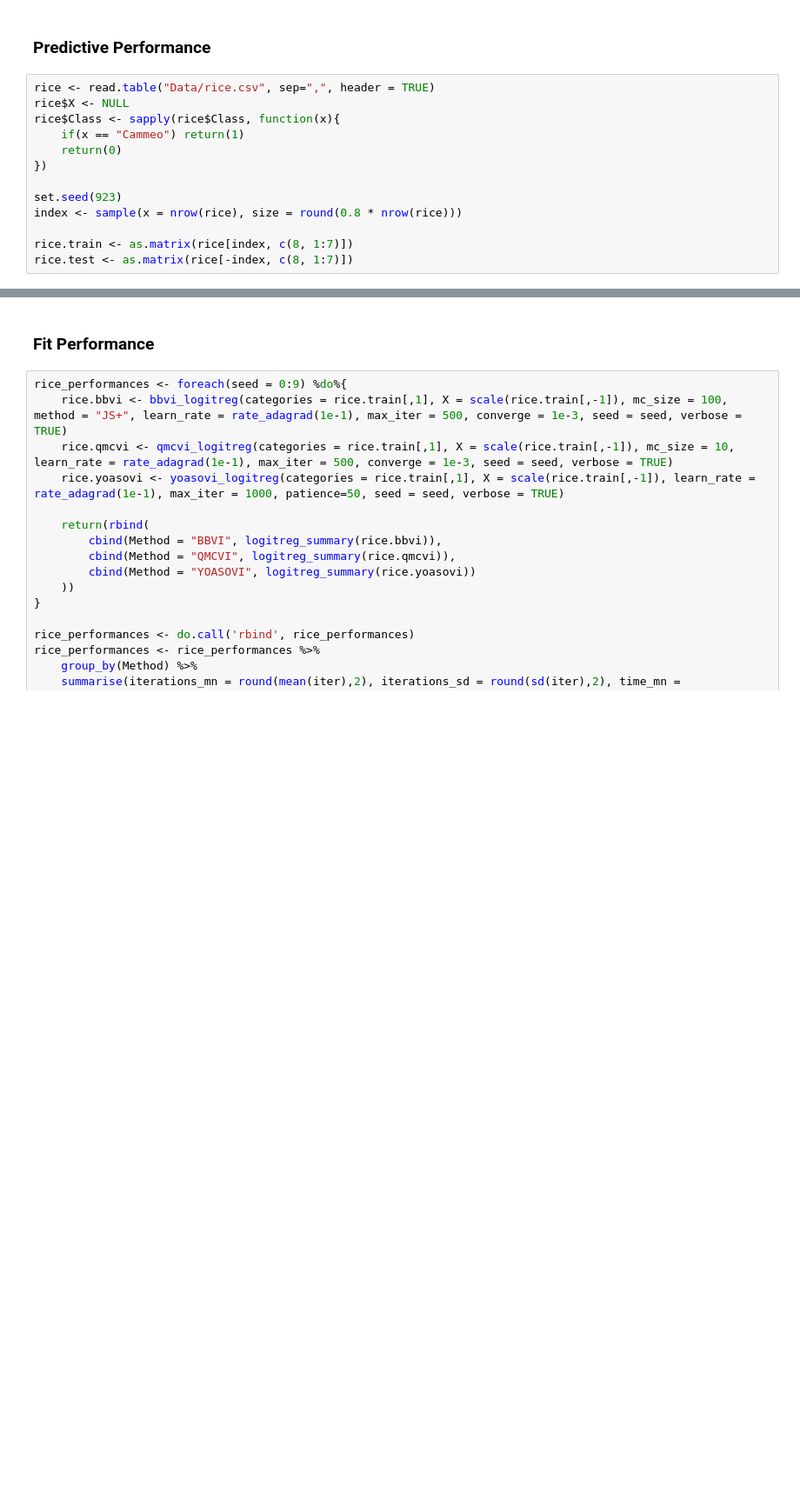
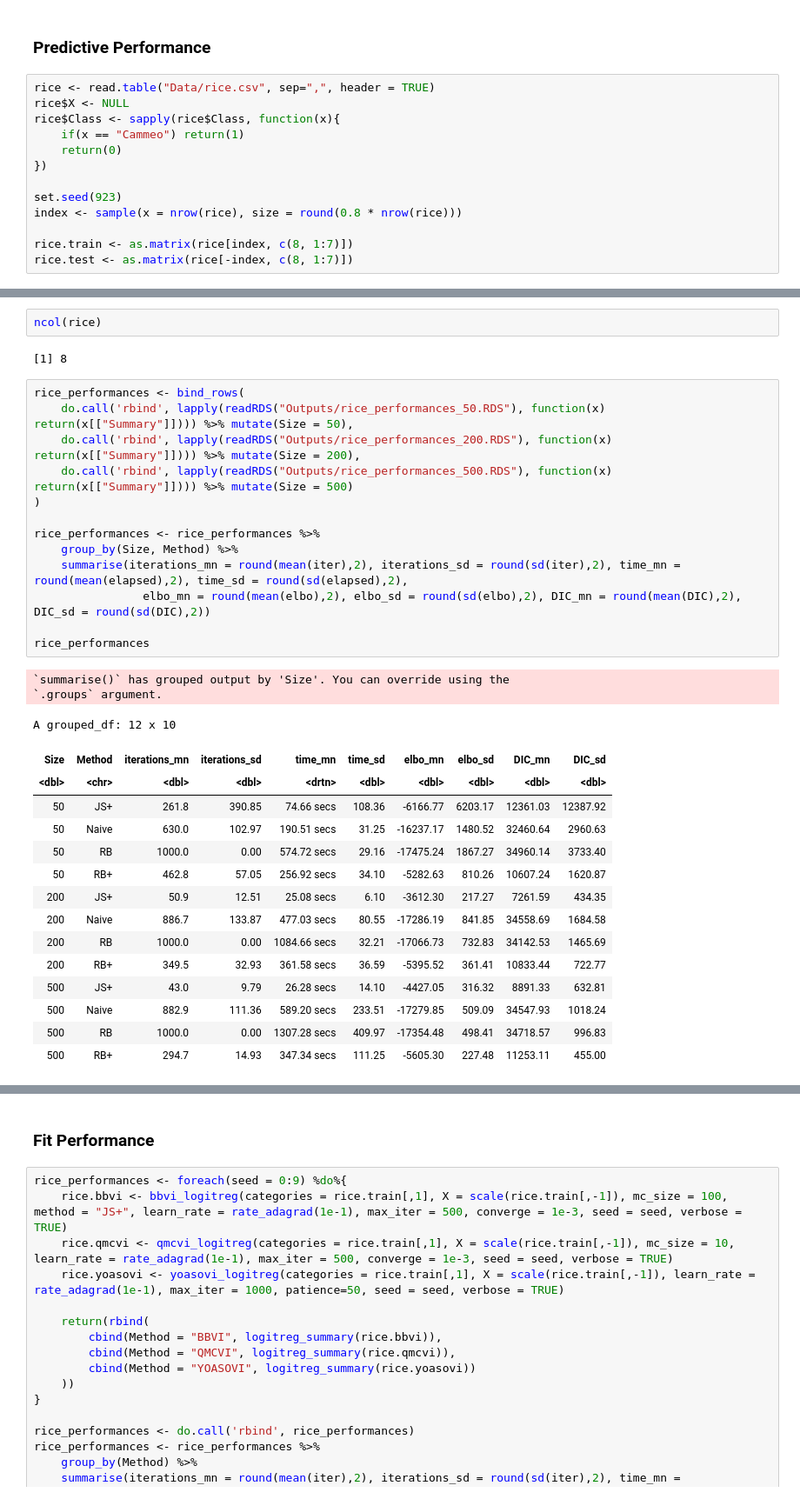
Before and after one commit to dominicdayta/jsbbvi, a Jupyter notebook: benchmarks_logit.ipynb, the cells around one changed output, grey strips where cells are left out. Shown: that part at 87% size. Cells and saved outputs as stored; diff of their text form; blank space fills up the shorter version.

```diff
--- a/benchmarks_logit.ipynb
+++ b/benchmarks_logit.ipynb
@@ -184,0 +222,35 @@ rice.test <- as.matrix(rice[-index, c(8, 1:7)])
+# %%
+ncol(rice)
+# %% [output]
+[1] 8
+# %%
+rice_performances <- bind_rows(
+    do.call('rbind', lapply(readRDS("Outputs/rice_performances_50.RDS"), function(x) return(x[["Summary"]]))) %>% mutate(Size = 50),
+    do.call('rbind', lapply(readRDS("Outputs/rice_performances_200.RDS"), function(x) return(x[["Summary"]]))) %>% mutate(Size = 200),
+    do.call('rbind', lapply(readRDS("Outputs/rice_performances_500.RDS"), function(x) return(x[["Summary"]]))) %>% mutate(Size = 500)
+)
+
+rice_performances <- rice_performances %>%
+    group_by(Size, Method) %>%
+    summarise(iterations_mn = round(mean(iter),2), iterations_sd = round(sd(iter),2), time_mn = round(mean(elapsed),2), time_sd = round(sd(elapsed),2),
+                elbo_mn = round(mean(elbo),2), elbo_sd = round(sd(elbo),2), DIC_mn = round(mean(DIC),2), DIC_sd = round(sd(DIC),2))
+
+rice_performances
+# %% [output]
+`summarise()` has grouped output by 'Size'. You can override using the
+`.groups` argument.
+A grouped_df: 12 x 10
+| Size | Method | iterations_mn | iterations_sd | time_mn | time_sd | elbo_mn | elbo_sd | DIC_mn | DIC_sd |
+| <dbl> | <chr> | <dbl> | <dbl> | <drtn> | <dbl> | <dbl> | <dbl> | <dbl> | <dbl> |
+| 50 | JS+ | 261.8 | 390.85 | 74.66 secs | 108.36 | -6166.77 | 6203.17 | 12361.03 | 12387.92 |
+| 50 | Naive | 630.0 | 102.97 | 190.51 secs | 31.25 | -16237.17 | 1480.52 | 32460.64 | 2960.63 |
+| 50 | RB | 1000.0 | 0.00 | 574.72 secs | 29.16 | -17475.24 | 1867.27 | 34960.14 | 3733.40 |
+| 50 | RB+ | 462.8 | 57.05 | 256.92 secs | 34.10 | -5282.63 | 810.26 | 10607.24 | 1620.87 |
+| 200 | JS+ | 50.9 | 12.51 | 25.08 secs | 6.10 | -3612.30 | 217.27 | 7261.59 | 434.35 |
+| 200 | Naive | 886.7 | 133.87 | 477.03 secs | 80.55 | -17286.19 | 841.85 | 34558.69 | 1684.58 |
+| 200 | RB | 1000.0 | 0.00 | 1084.66 secs | 32.21 | -17066.73 | 732.83 | 34142.53 | 1465.69 |
+| 200 | RB+ | 349.5 | 32.93 | 361.58 secs | 36.59 | -5395.52 | 361.41 | 10833.44 | 722.77 |
+| 500 | JS+ | 43.0 | 9.79 | 26.28 secs | 14.10 | -4427.05 | 316.32 | 8891.33 | 632.81 |
+| 500 | Naive | 882.9 | 111.36 | 589.20 secs | 233.51 | -17279.85 | 509.09 | 34547.93 | 1018.24 |
+| 500 | RB | 1000.0 | 0.00 | 1307.28 secs | 409.97 | -17354.48 | 498.41 | 34718.57 | 996.83 |
+| 500 | RB+ | 294.7 | 14.93 | 347.34 secs | 111.25 | -5605.30 | 227.48 | 11253.11 | 455.00 |
```
Also changed, not shown: parts of 12 cells of this notebook, 7 other files.
